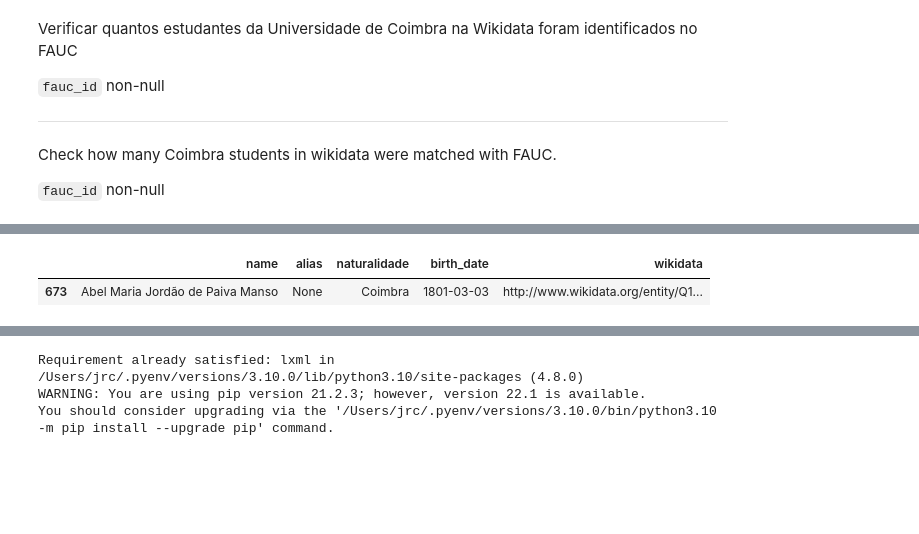
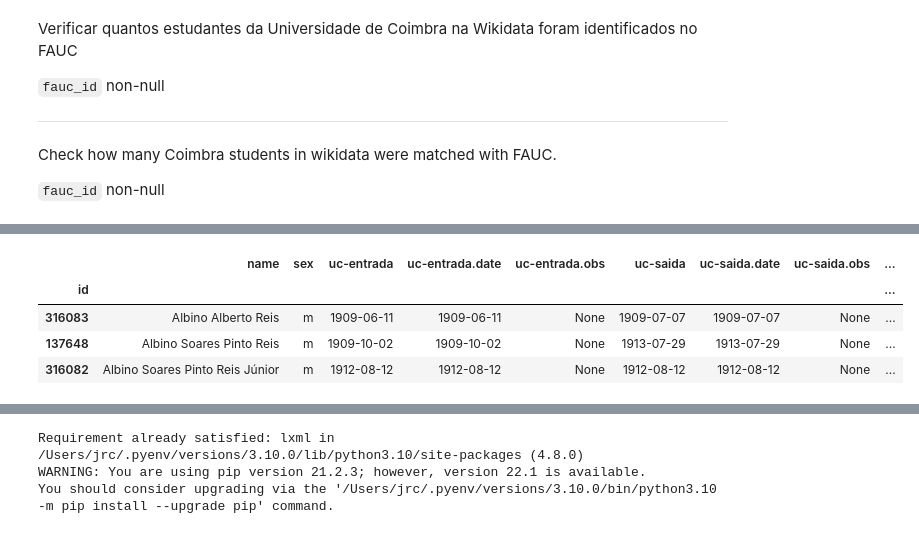
Before and after one commit to joaquimrcarvalho/fauc1537-1919, a Jupyter notebook: notebooks/995-linked_data_sandbox.ipynb, the cells around one changed output, grey strips where cells are left out. Cells and saved outputs as stored; diff of their text form; code cells hidden in the pictures; blank space fills up the shorter version.

```diff
--- a/notebooks/995-linked_data_sandbox.ipynb
+++ b/notebooks/995-linked_data_sandbox.ipynb
@@ -497,18 +529,17 @@ Current misses:
 # %%
 from datetime import datetime,date
 import pandas as pd
-from timelinknb.pandas import name_to_df,attribute_to_df
+from timelinknb.pandas import name_to_df,attribute_to_df, remove_particles
 
-min_age = 14  #  minimum age at entry
-max_age = 30  # max age at entry
-
+match_list = []
+not_found_list = []
 for i, row in unlinked.iterrows():
-    print("Looking for")
-    display(unlinked.loc[[i]][['name','alias','naturalidade','birth_date','wikidata']])
+    # display(unlinked.loc[[i]][['name','alias','naturalidade','birth_date','wikidata']])
     name = row['name']
     alias = row['alias']
     uri = row['wikidata']
     naturalidade = row['naturalidade']
+    fauc_id_previous = row['fauc_id']
 
     birth_date = row['birth_date']
     if birth_date is not None:
@@ -521,37 +552,58 @@ for i, row in unlinked.iterrows():
     else:
         dates_in = ('1530-00-00','1910-00-00')
 
-    if name == 'Bartolomeu de Gusmão':
+    print(f"Looking for {name} ({alias}), {naturalidade} {birth_date}", end=" ")
+    if fauc_id_previous is not None:
+        print(f"Found previously in this run {fauc_id_previous}={uri}")
+        continue
+    if uri in match_list or uri in not_found_list:
+        print(f"Skipping {uri} {name} already checked in this run")
+        continue
+
+
+    if uri == 'http://www.wikidata.org/entity/Q16491543':
+        pass
+    if alias == 'António Vasco de Melo':
         pass
 
     candidates = name_to_df(name, similar=True)
     if candidates is None and alias is not None:
         candidates = name_to_df(alias, similar=True)
     if candidates is None:
-        print("Not found in FAUC")
+        print(f"Not found in FAUC {uri}")
     else:
         candidates_attributes = attribute_to_df('uc-entrada',more_cols=['uc-saida','naturalidade'],
                                                 filter_by=list(candidates.index.unique()),
                                                 dates_in=dates_in)
         if candidates_attributes is not None:
             if len(candidates_attributes.index.unique()) == 1:  # we have only one candidates we match
-                print("Found!")
-                display(candidates_attributes)
-                students.loc[i,'fauc_id'] = candidates.index.unique()[0]
+                # display(candidates_attributes)
+                fauc_id = candidates_attributes.index.unique()[0]
+                students.loc[students['wikidata']==uri,'fauc_id'] = fauc_id
+                print(f"Found {fauc_id}={uri}")
+                match_list.append(uri)
             else:
                 #  More than one candidate. Check for exact match on name or alias
-                match = (candidates_attributes['name'] == alias) | (candidates_attributes['name'] == name)
+                candidates_attributes['name'] = candidates_attributes['name'].apply(remove_particles)
+                if alias is None:
+                    s = ''
+                match = (candidates_attributes['name'] == remove_particles(s)) \
+                    | (candidates_attributes['name'] == remove_particles(name))
                 if len(candidates_attributes[match].index.unique()) == 1:
-                    print("Found!")
-                    display(candidates_attributes)
-                    students.loc[i,'fauc_id'] = candidates_attributes.index.unique()[0] # should detect already linked, possible duplicate
+                    # display(candidates_attributes)
+                    fauc_id = candidates_attributes.index.unique()[0] # should detect already linked, possible duplicate
+                    students.loc[students['wikidata']==uri,'fauc_id'] = fauc_id
+                    print(f"Found {fauc_id}={uri}")
+                    match_list.append(uri)
                 else:
                     # we try to see if there is a matching place of birth
                     match = (candidates_attributes['naturalidade'] == naturalidade)
                     if len(candidates_attributes[match].index.unique()) == 1:
-                        print("Found!")
-                        display(candidates_attributes)
-                        students.loc[i,'fauc_id'] = candidates_attributes.index.unique()[0] # should detect already linked, possible duplicate
+                        fauc_id = candidates_attributes.index.unique()[0] # should detect already linked, possible duplicate
+                        print(f"Found {fauc_id}={uri}")
+                        # display(candidates_attributes)
+                        students.loc[students['wikidata']==uri,'fauc_id'] = fauc_id
+                        match_list.append(uri)
                     else:
                         print("Multiple candidates, no exact name or alias match")
                         display(candidates_attributes)
@@ -563,13 +615,26 @@ for i, row in unlinked.iterrows():
             candidates_attributes = attribute_to_df('uc-entrada', the_value='0000-00-00',more_cols=['nome','naturalidade'],
                                                 filter_by=list(candidates.index.unique()))
             if candidates_attributes is not None:
-                print("Name exists in FAUC but is a cross reference (vide):")
-                match = (candidates_attributes['name'] == alias) | (candidates_attributes['name'] == name)
+                print("Name exists in FAUC but is a cross reference (vide)", end=" ")
+                candidates_attributes['name'] = candidates_attributes['name'].apply(remove_particles)
+                if alias is None:
+                    s = ''
+                match = (candidates_attributes['name'] == remove_particles(s)) \
+                    | (candidates_attributes['name'] == remove_particles(name))
                 if len(candidates_attributes[match].index.unique()) == 1:
-                    print("Found!")
+                    # display(candidates_attributes)
+                    fauc_id = candidates_attributes.index.unique()[0] # should detect already linked, possible duplicate
+                    students.loc[students['wikidata']==uri,'fauc_id'] = fauc_id
+                    print(f"Found {fauc_id}={uri}")
+                    match_list.append(uri)
+                elif len(candidates_attributes[match].index.unique()) > 1:
+                    print("Multiple candidates, no exact name or alias match")
                     display(candidates_attributes)
-                    students.loc[i,'fauc_id'] = candidates_attributes.index.unique()[0] # should detect already linked, possible duplicate
+                    ambiguous = ambiguous + 1
+                    ambiguous_list.append({'widata':uri,'name':name, 'fauc':list(candidates_attributes.index.unique())})
+                else:
+                    print(f"Not found {uri}.")
             else:
-                print("Name exists in FAUC but not as a student, maybe parent or relative.")
+                print(f"Not found {uri}. Name exists in FAUC but not as a contemporary student, could be a relative.")
                 display(candidates)
 # %% [output]
@@ -584,2 +658,5 @@ Looking for
-|  | name | alias | naturalidade | birth_date | wikidata |
-| 673 | Abel Maria Jordão de Paiva Manso | None | Coimbra | 1801-03-03 | http://www.wikidata.org/entity/Q1... |
+|  | name | sex | uc-entrada | uc-entrada.date | uc-entrada.obs | uc-saida | uc-saida.date | uc-saida.obs | ... |
+| id |  |  |  |  |  |  |  |  | ... |
+| 316083 | Albino Alberto Reis | m | 1909-06-11 | 1909-06-11 | None | 1909-07-07 | 1909-07-07 | None | ... |
+| 137648 | Albino Soares Pinto Reis | m | 1909-10-02 | 1909-10-02 | None | 1913-07-29 | 1913-07-29 | None | ... |
+| 316082 | Albino Soares Pinto Reis Júnior | m | 1912-08-12 | 1912-08-12 | None | 1912-08-12 | 1912-08-12 | None | ... |
```
Also changed, not shown: parts of 20 cells of this notebook.
